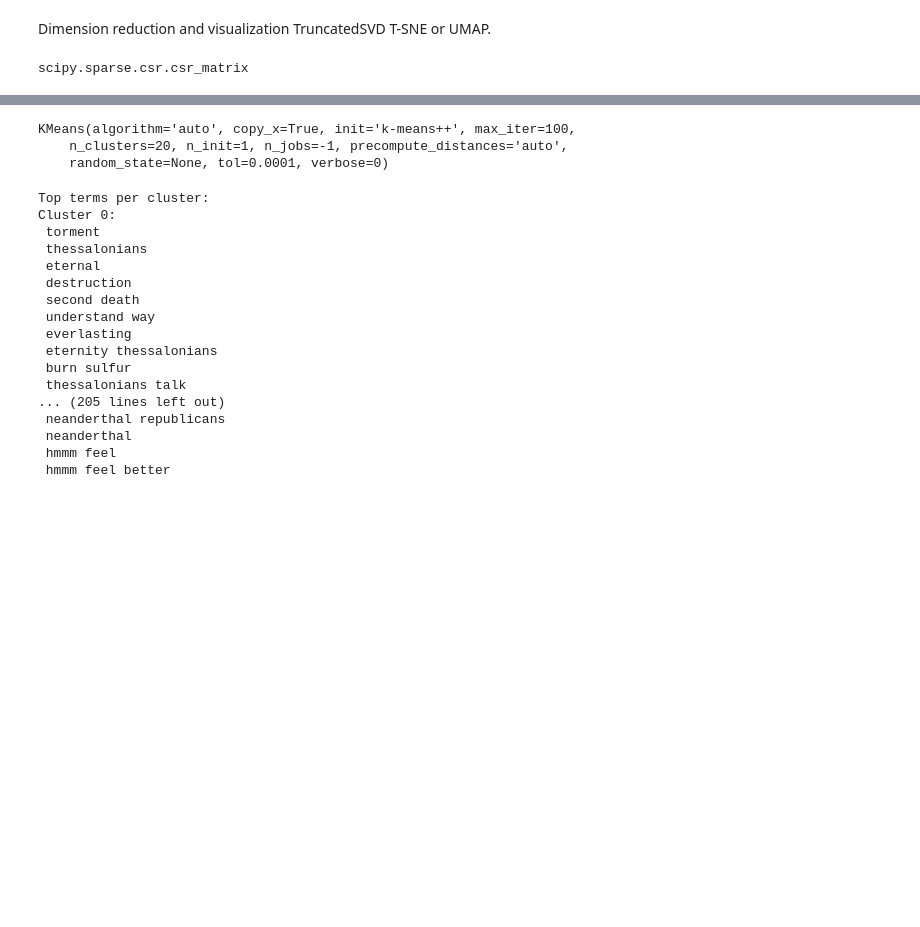
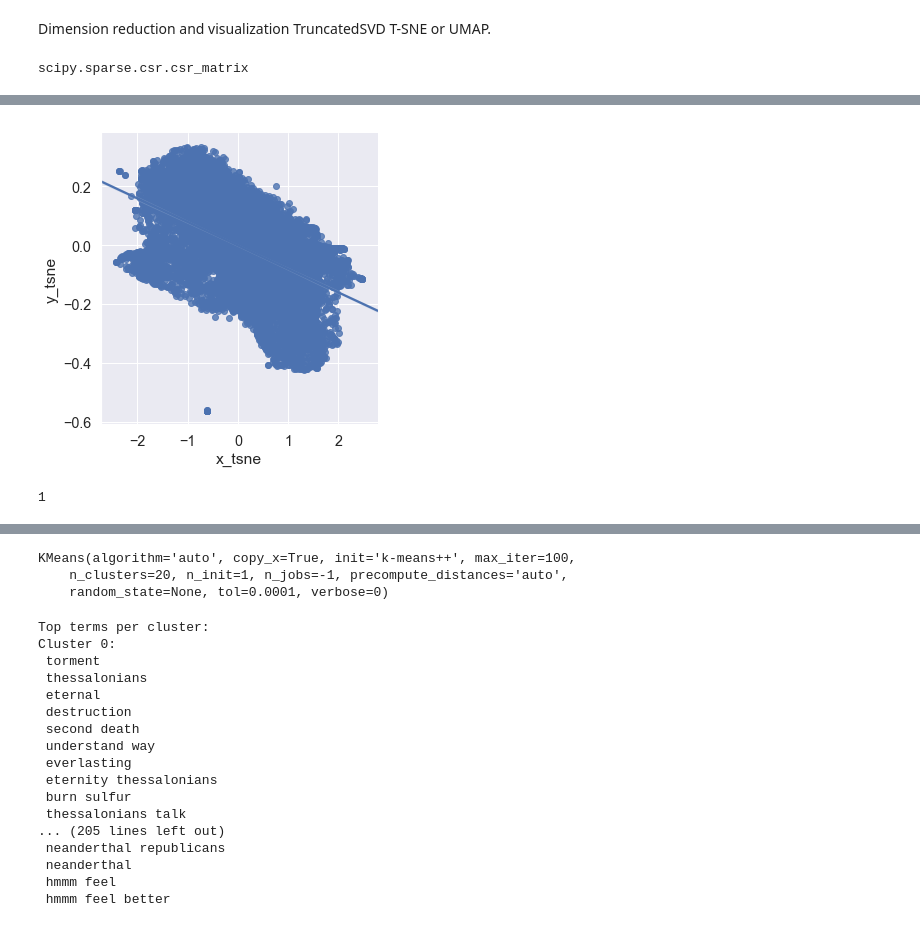
Before and after one commit to Espad/DS_5, a Jupyter notebook: Texts_Classification.ipynb, the cells around one changed output, grey strips where cells are left out. Cells and saved outputs as stored; diff of their text form; code cells hidden in the pictures; blank space fills up the shorter version.

Commit message:
umap visualisation via svd

```diff
--- a/Texts_Classification.ipynb
+++ b/Texts_Classification.ipynb
@@ -1219,6 +1219,6 @@ for_svd_vectorizer = TfidfVectorizer(stop_words=StopWords,
                             )
 # %%
 %%time
-for_svd_vectorised_train_documents = vectorizer.fit_transform(train_texts.data)
-for_vectorised_test_documents = vectorizer.transform(test_texts.data)
+for_svd_vectorised_train_documents = for_svd_vectorizer.fit_transform(train_texts.data)
+for_svd_vectorised_test_documents = for_svd_vectorizer.transform(test_texts.data)
 # %% [output]
@@ -1226,5 +1230,5 @@ Wall time: 3min 53s
 # %%
-svd = TruncatedSVD(n_components=500, n_iter=5, random_state=seed)#,algorithm='arpack' can get better result,but time...
+svd = TruncatedSVD(n_components=50, n_iter=5, random_state=seed)#,algorithm='arpack' can get better result,but time...
 # %%
 %%time
 svd.fit(for_svd_vectorised_train_documents)
@@ -1235,2 +1243,4 @@ print(svd.explained_variance_ratio_.sum())
 # %%
-svd_vect_train_documents = svd.transform(vectorised_train_documents)
+svd_vect_train_documents = svd.transform(for_svd_vectorised_train_documents)
+
+svd_vect_test_documents = svd.transform(for_svd_vectorised_test_documents)
@@ -1239,11 +1251,10 @@ svd_vect_test_documents = svd.transform(vectorised_test_documents)
 # %%
 from sklearn.manifold import TSNE
-
-n_sne = 7000
+import time
 
 time_start = time.time()
-tsne = TSNE(n_components=2, verbose=1, perplexity=40, n_iter=300)
-tsne_results = tsne.fit_transform(df.loc[rndperm[:n_sne],feat_cols].values)
+tsne = TSNE(n_components=9, verbose=1, perplexity=50, n_iter=300,learning_rate = 100,method = 'exact')
+tsne_results = tsne.fit_transform(svd_vect_train_documents)
 #tsne_results = tsne.fit_transform(df.loc[rndperm[:n_sne],feat_cols].values)
 
-print 't-SNE done! Time elapsed: {} seconds'.format(time.time()-time_start)
+print ('t-SNE done! Time elapsed: {} seconds'.format(time.time()-time_start))
@@ -1250,9 +1279,19 @@ print 't-SNE done! Time elapsed: {} seconds'.format(time.time()-time_start)
 # %%
-df_tsne = df.loc[rndperm[:n_sne],:].copy()
-df_tsne['x-tsne'] = tsne_results[:,0]
-df_tsne['y-tsne'] = tsne_results[:,1]
+#df_tsne = df.loc[rndperm[:n_sne],:].copy()
+df_tsne = pd.DataFrame(tsne_results.copy())
+df_tsne['x_tsne'] = tsne_results[:,0]
+df_tsne['y_tsne'] = tsne_results[:,1]
 
+sns.lmplot(x='x_tsne', y='y_tsne',data = df_tsne)
+
+'''
 chart = ggplot( df_tsne, aes(x='x-tsne', y='y-tsne', color='label') ) \
         + geom_point(size=70,alpha=0.1) \
         + ggtitle("tSNE dimensions colored by digit")
-chart
+chart''';
+# %% [output]
+[figure, added]
+# %%
+print (1)
+# %% [output]
+1
```
Also changed, not shown: parts of 18 cells of this notebook.
